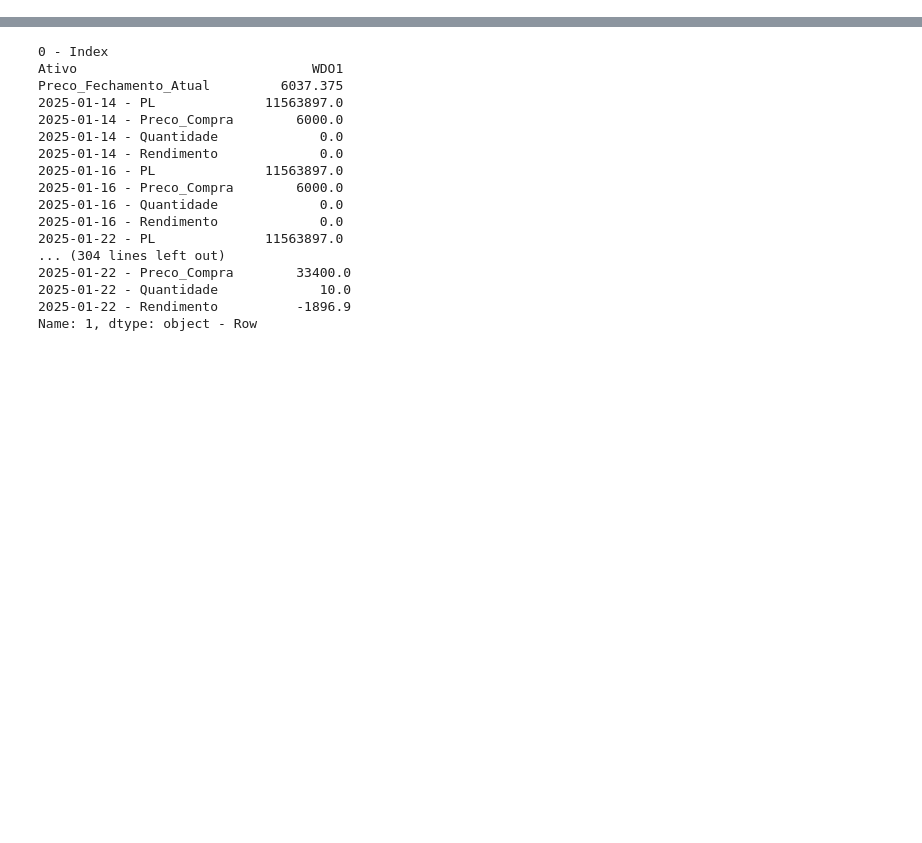
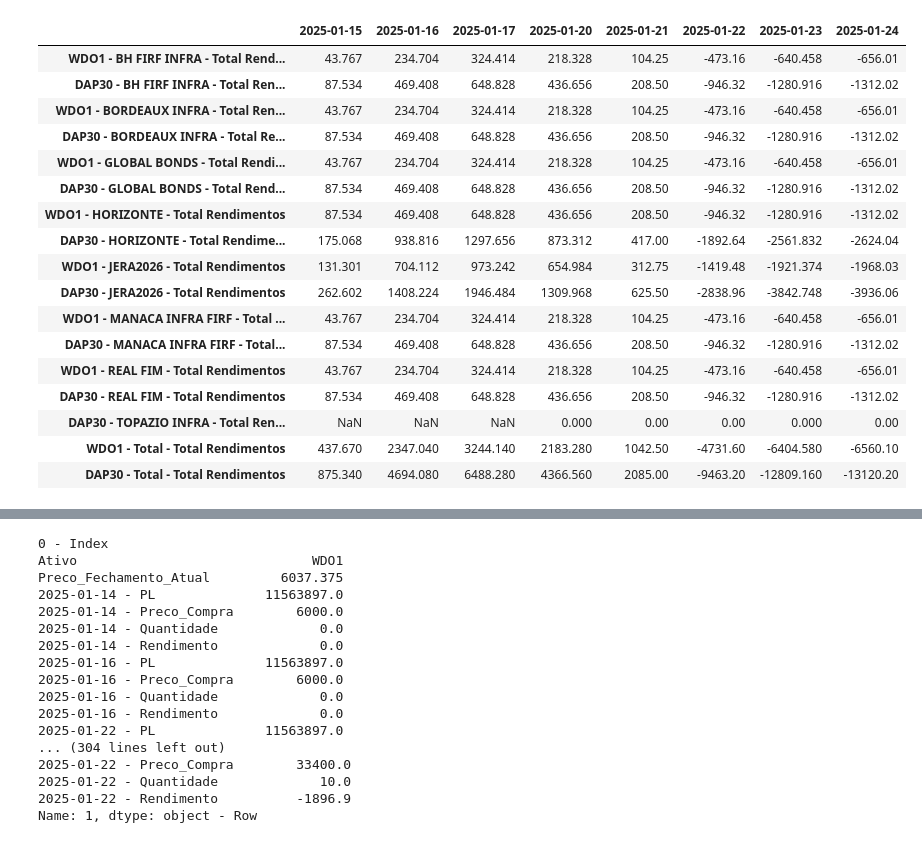
Before and after one commit to AFINVEST/Projeto-Gestao-Risco, a Jupyter notebook: Teste.ipynb, the cells around one changed output, grey strips where cells are left out. Drawn from its saved outputs; the diff is of its cells as text; code cells hidden in the pictures; blank space fills up the shorter version.

```diff
--- a/Teste.ipynb
+++ b/Teste.ipynb
@@ -9,0 +74,100 @@ from datetime import date
+# %%
+import pandas as pd
+import datetime
+
+df_final = pd.DataFrame()
+
+# Supõe-se que `files`, `df_b3_fechamento`, e `dia_atual` estão definidos
+for file in files:
+    # Lê o arquivo CSV
+    df_fundos = pd.read_csv(f'BaseFundos/{file}')
+    file = file.split('.')[0]  # Remove a extensão do nome do arquivo
+
+    # Configura o índice para a coluna 'Ativo'
+    df_fundos.set_index('Ativo', inplace=True)
+
+    # DataFrame para armazenar os rendimentos por operação e por dia
+    df_rendimentos = pd.DataFrame()
+
+    # Itera pelas linhas do DataFrame
+    for idx, row in df_fundos.iterrows():
+        # Identifica as colunas relacionadas a 'Quantidade' e 'Preço de Compra'
+        col_quantidade = [col for col in df_fundos.columns if col.endswith('Quantidade')]
+        col_preco_compra = [col.replace('Quantidade', 'Preco_Compra') for col in col_quantidade]
+
+        # Cria uma variável para rastrear a posição acumulada
+        posicao_acumulada = 0
+        preco_medio_acumulado = 0
+
+        # Processa cada operação (quantidade/compras de cada dia)
+        for col, col_preco in zip(col_quantidade, col_preco_compra):
+            quantidade = row[col]
+
+            # Ignorar operações com quantidade 0
+            if pd.isna(quantidade) or quantidade == 0:
+                continue
+
+            # Atualiza posição acumulada e preço médio
+            preco_compra = row[col_preco]
+            posicao_acumulada += quantidade
+            if posicao_acumulada > 0:
+                preco_medio_acumulado = (
+                    (preco_medio_acumulado * (posicao_acumulada - quantidade) + preco_compra * quantidade)
+                    / posicao_acumulada
+                )
+
+            # Extrai a data da coluna
+            data_operacao = col.split(' ')[0]
+
+            # Itera por cada data no DataFrame de fechamentos (até o dia atual)
+            for data_fechamento in df_b3_fechamento.columns[1:]:  # Ignora a coluna de "Assets"
+                # Calcula o rendimento apenas se a data de fechamento for posterior à data de operação
+                if datetime.datetime.strptime(data_fechamento, '%Y-%m-%d') >= datetime.datetime.strptime(data_operacao, '%Y-%m-%d'):
+                    # Preço de fechamento no dia específico
+                    preco_fechamento = df_b3_fechamento.loc[
+                        df_b3_fechamento["Assets"] == idx, data_fechamento
+                    ].values[0]
+
+                    # Calcula o rendimento apenas se houver posição acumulada
+                    if posicao_acumulada > 0:
+                        rendimento = (preco_fechamento - preco_medio_acumulado) * posicao_acumulada
+                    else:
+                        rendimento = 0
+
+                    # Adiciona o rendimento ao DataFrame de resultados
+                    df_rendimentos.loc[f"{idx} - {data_operacao}", data_fechamento] = rendimento
+
+        # Verifica se há dados no DataFrame `df_rendimentos`
+        if not df_rendimentos.empty:
+            # Adicionar uma linha de total
+            df_rendimentos.loc['Total'] = df_rendimentos.sum()
+
+            # Dropar as linhas que não sejam 'Total'
+            df_rendimentos_append = df_rendimentos.loc[['Total']].copy()
+
+            # Renomear a linha Total
+            df_rendimentos_append.rename(index={'Total': f'{idx} - {file} - Total Rendimentos'}, inplace=True)
+
+            # Adicionar a nova linha ao DataFrame final
+            df_final = pd.concat([df_final, df_rendimentos_append])
+
+df_final
+# %% [output]
+|  | 2025-01-15 | 2025-01-16 | 2025-01-17 | 2025-01-20 | 2025-01-21 | 2025-01-22 | 2025-01-23 | 2025-01-24 |
+| WDO1 - BH FIRF INFRA - Total Rend... | 43.767 | 234.704 | 324.414 | 218.328 | 104.25 | -473.16 | -640.458 | -656.01 |
+| DAP30 - BH FIRF INFRA - Total Ren... | 87.534 | 469.408 | 648.828 | 436.656 | 208.50 | -946.32 | -1280.916 | -1312.02 |
+| WDO1 - BORDEAUX INFRA - Total Ren... | 43.767 | 234.704 | 324.414 | 218.328 | 104.25 | -473.16 | -640.458 | -656.01 |
+| DAP30 - BORDEAUX INFRA - Total Re... | 87.534 | 469.408 | 648.828 | 436.656 | 208.50 | -946.32 | -1280.916 | -1312.02 |
+| WDO1 - GLOBAL BONDS - Total Rendi... | 43.767 | 234.704 | 324.414 | 218.328 | 104.25 | -473.16 | -640.458 | -656.01 |
+| DAP30 - GLOBAL BONDS - Total Rend... | 87.534 | 469.408 | 648.828 | 436.656 | 208.50 | -946.32 | -1280.916 | -1312.02 |
+| WDO1 - HORIZONTE - Total Rendimentos | 87.534 | 469.408 | 648.828 | 436.656 | 208.50 | -946.32 | -1280.916 | -1312.02 |
+| DAP30 - HORIZONTE - Total Rendime... | 175.068 | 938.816 | 1297.656 | 873.312 | 417.00 | -1892.64 | -2561.832 | -2624.04 |
+| WDO1 - JERA2026 - Total Rendimentos | 131.301 | 704.112 | 973.242 | 654.984 | 312.75 | -1419.48 | -1921.374 | -1968.03 |
+| DAP30 - JERA2026 - Total Rendimentos | 262.602 | 1408.224 | 1946.484 | 1309.968 | 625.50 | -2838.96 | -3842.748 | -3936.06 |
+| WDO1 - MANACA INFRA FIRF - Total ... | 43.767 | 234.704 | 324.414 | 218.328 | 104.25 | -473.16 | -640.458 | -656.01 |
+| DAP30 - MANACA INFRA FIRF - Total... | 87.534 | 469.408 | 648.828 | 436.656 | 208.50 | -946.32 | -1280.916 | -1312.02 |
+| WDO1 - REAL FIM - Total Rendimentos | 43.767 | 234.704 | 324.414 | 218.328 | 104.25 | -473.16 | -640.458 | -656.01 |
+| DAP30 - REAL FIM - Total Rendimentos | 87.534 | 469.408 | 648.828 | 436.656 | 208.50 | -946.32 | -1280.916 | -1312.02 |
+| DAP30 - TOPAZIO INFRA - Total Ren... | NaN | NaN | NaN | 0.000 | 0.00 | 0.00 | 0.000 | 0.00 |
+| WDO1 - Total - Total Rendimentos | 437.670 | 2347.040 | 3244.140 | 2183.280 | 1042.50 | -4731.60 | -6404.580 | -6560.10 |
+| DAP30 - Total - Total Rendimentos | 875.340 | 4694.080 | 6488.280 | 4366.560 | 2085.00 | -9463.20 | -12809.160 | -13120.20 |
```
Also changed, not shown: parts of 17 cells of this notebook, 16 other files.
